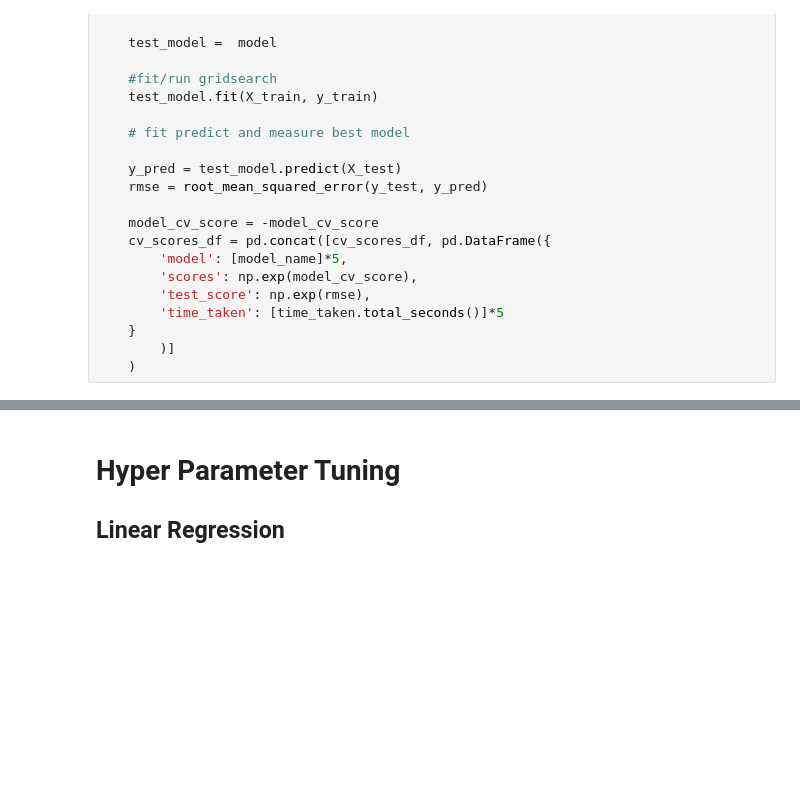
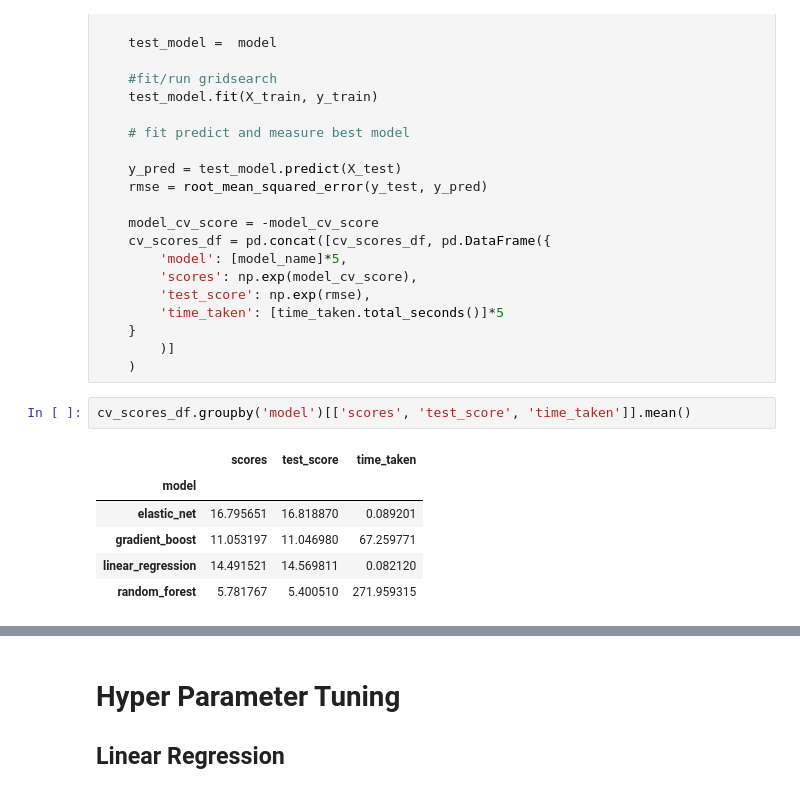
Before and after one commit to danielcoles1989/dc_accelerator, a Jupyter notebook: notebook_ml.ipynb, the cells around one changed output, grey strips where cells are left out. Cells and saved outputs as stored; diff of their text form; blank space fills up the shorter version.

```diff
--- a/notebook_ml.ipynb
+++ b/notebook_ml.ipynb
@@ -277,6 +289,15 @@ for model, model_name in zip([LinearRegression(), ElasticNet(), RandomForestRegr
     }
         )]
     )
+# %%
+cv_scores_df.groupby('model')[['scores', 'test_score', 'time_taken']].mean()
+# %% [output]
+|  | scores | test_score | time_taken |
+| model |  |  |  |
+| elastic_net | 16.795651 | 16.818870 | 0.089201 |
+| gradient_boost | 11.053197 | 11.046980 | 67.259771 |
+| linear_regression | 14.491521 | 14.569811 | 0.082120 |
+| random_forest | 5.781767 | 5.400510 | 271.959315 |
 # %%
 # plot cv scores as a box plot
 fig, ax1 = plt.subplots(figsize=(6,8))
```
Also changed, not shown: parts of 20 cells of this notebook, 3 other files.
